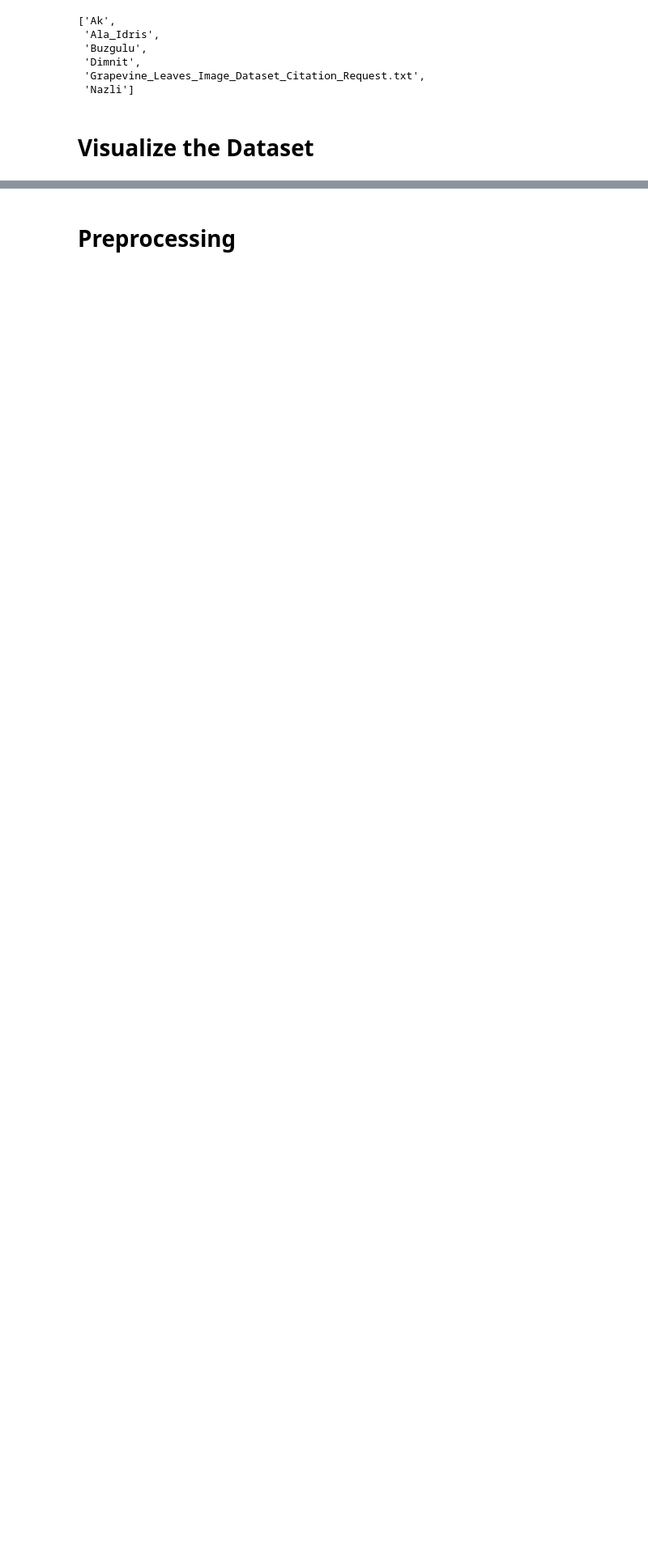
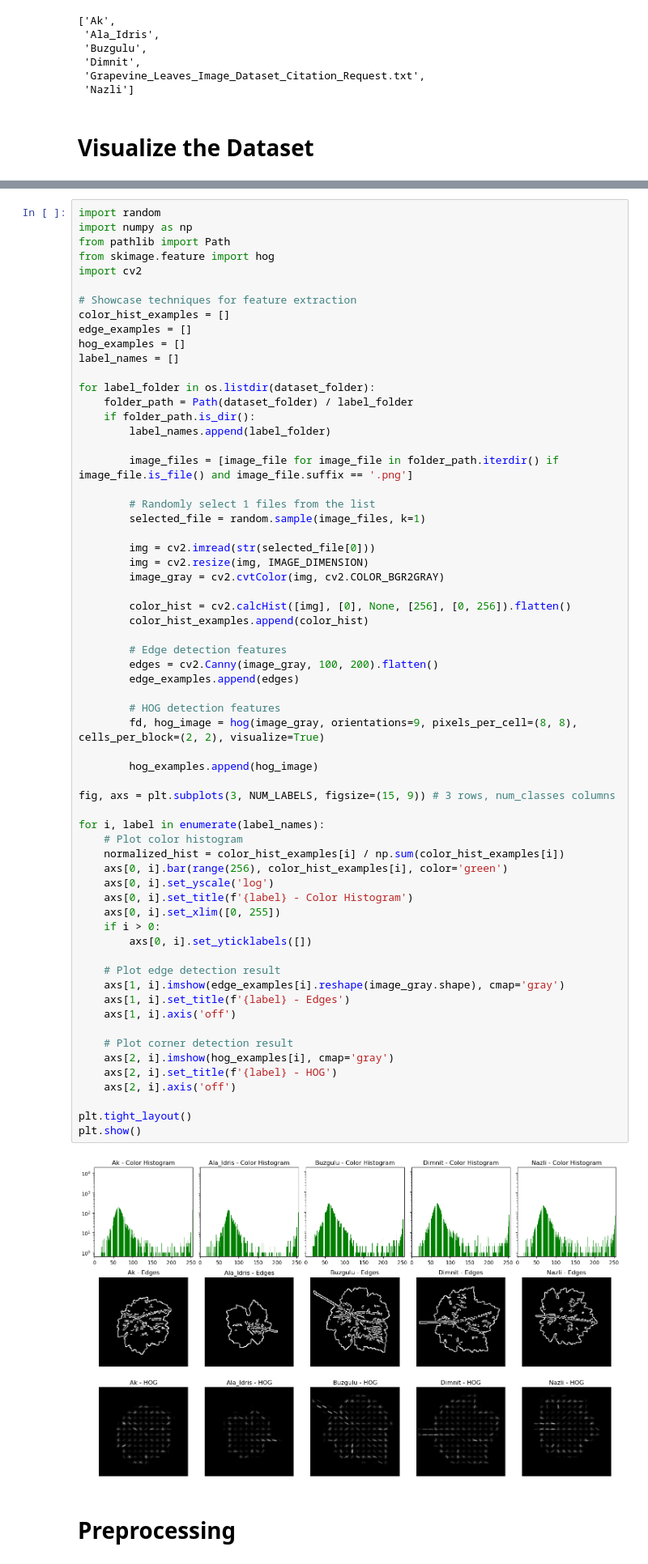
Before and after one commit to dsm1015/ML-480, a Jupyter notebook: SVM_and_Decision_Trees_Assignment/Grapvine_SVM_and_Decision_Tree.ipynb, the cells around one changed output, grey strips where cells are left out. Shown at 81% size. Saved outputs shown, nothing was run; the diff lists cells and outputs as text; blank space fills up the shorter version.

```diff
--- a/SVM_and_Decision_Trees_Assignment/Grapvine_SVM_and_Decision_Tree.ipynb
+++ b/SVM_and_Decision_Trees_Assignment/Grapvine_SVM_and_Decision_Tree.ipynb
@@ -75,3 +77,68 @@ plt.show()
+# %%
+import random
+import numpy as np
+from pathlib import Path
+from skimage.feature import hog
+import cv2
+
+# Showcase techniques for feature extraction
+color_hist_examples = []
+edge_examples = []
+hog_examples = []
+label_names = []
+
+for label_folder in os.listdir(dataset_folder):
+    folder_path = Path(dataset_folder) / label_folder
+    if folder_path.is_dir():
+        label_names.append(label_folder)
+
+        image_files = [image_file for image_file in folder_path.iterdir() if image_file.is_file() and image_file.suffix == '.png']
+
+        # Randomly select 1 files from the list
+        selected_file = random.sample(image_files, k=1)
+
+        img = cv2.imread(str(selected_file[0]))
+        img = cv2.resize(img, IMAGE_DIMENSION)
+        image_gray = cv2.cvtColor(img, cv2.COLOR_BGR2GRAY)
+
+        color_hist = cv2.calcHist([img], [0], None, [256], [0, 256]).flatten()
+        color_hist_examples.append(color_hist)
+
+        # Edge detection features
+        edges = cv2.Canny(image_gray, 100, 200).flatten()
+        edge_examples.append(edges)
+
+        # HOG detection features
+        fd, hog_image = hog(image_gray, orientations=9, pixels_per_cell=(8, 8), cells_per_block=(2, 2), visualize=True)
+
+        hog_examples.append(hog_image)
+
+fig, axs = plt.subplots(3, NUM_LABELS, figsize=(15, 9)) # 3 rows, num_classes columns
+
+for i, label in enumerate(label_names):
+    # Plot color histogram
+    normalized_hist = color_hist_examples[i] / np.sum(color_hist_examples[i])
+    axs[0, i].bar(range(256), color_hist_examples[i], color='green')
+    axs[0, i].set_yscale('log')
+    axs[0, i].set_title(f'{label} - Color Histogram')
+    axs[0, i].set_xlim([0, 255])
+    if i > 0:
+        axs[0, i].set_yticklabels([])
+
+    # Plot edge detection result
+    axs[1, i].imshow(edge_examples[i].reshape(image_gray.shape), cmap='gray')
+    axs[1, i].set_title(f'{label} - Edges')
+    axs[1, i].axis('off')
+
+    # Plot corner detection result
+    axs[2, i].imshow(hog_examples[i], cmap='gray')
+    axs[2, i].set_title(f'{label} - HOG')
+    axs[2, i].axis('off')
+
+plt.tight_layout()
+plt.show()
+# %% [output]
+[figure, added]
 # %% [markdown]
 # Preprocessing
 # %%
```
Also changed, not shown: parts of 21 cells of this notebook, 1 other file.
